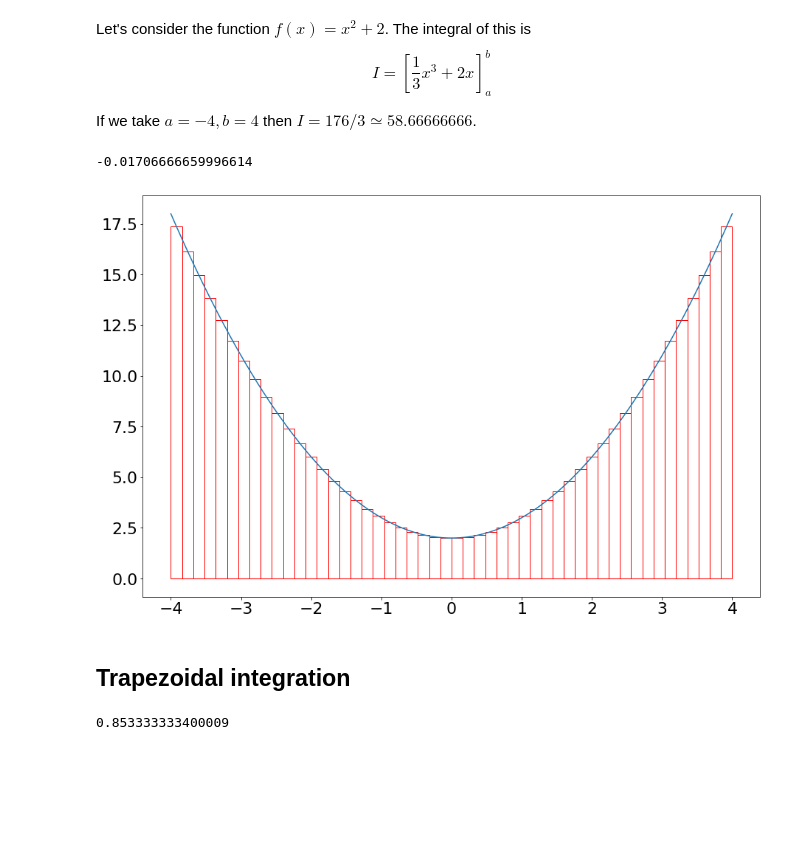
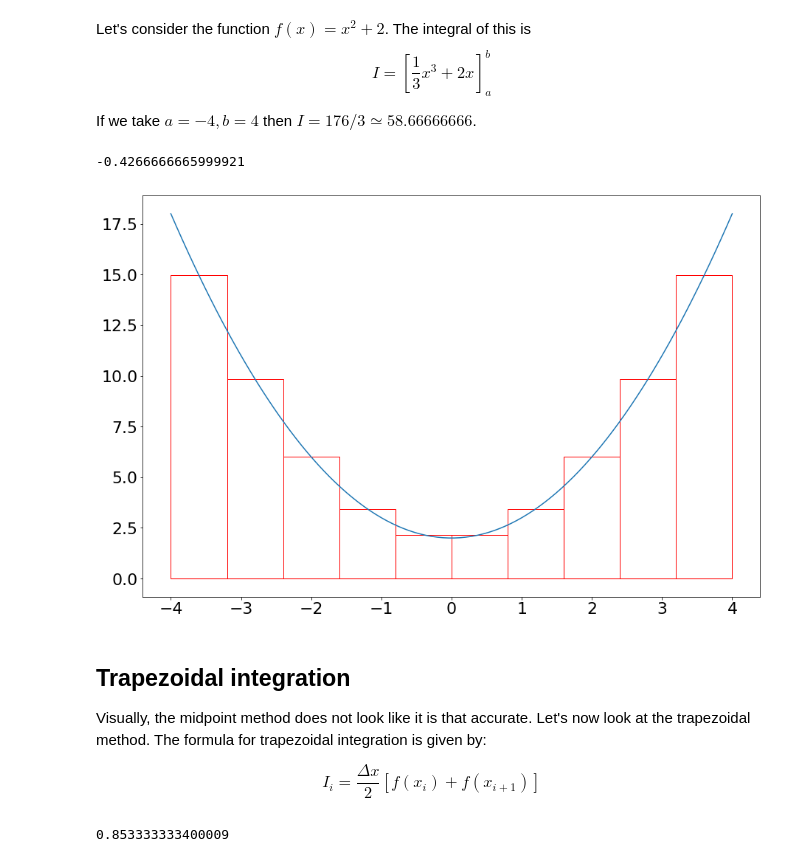
Before and after one commit to nielsw2/ACM20030-Examples, a Jupyter notebook: NumericalIntegration/MidpointAndTrapezoidalIntegration.ipynb, the cells around one changed output. Drawn from its saved outputs; the diff is of its cells as text; code cells hidden in the pictures; blank space fills up the shorter version.

```diff
--- a/NumericalIntegration/MidpointAndTrapezoidalIntegration.ipynb
+++ b/NumericalIntegration/MidpointAndTrapezoidalIntegration.ipynb
@@ -39,13 +49,17 @@ If we take $a=-4,b=4$ then $I = 176/3 \simeq 58.66666666$.
 def f(x):
     return x**2 + 2
 # %%
-num = MidpointIntegrate(f, -4, 4, 50, True)
+num = MidpointIntegrate(f, -4, 4, 10, True)
 print(num - 58.6666666666)
 # %% [output]
--0.01706666659996614
+-0.4266666665999921
-[figure, old version]
+[figure, new version]
-# %% [markdown]
-## Trapezoidal integration
+# %% [markdown]
+## Trapezoidal integration
+
+Visually, the midpoint method does not look like it is that accurate. Let's now look at the trapezoidal method. The formula for trapezoidal integration is given by:
+
+$$ I_i = \frac{\Delta x}{2} \left[ f(x_i) + f(x_{i+1}) \right] $$
 # %%
 def TrapezoidalIntegrate(f, a, b, n, plotMethod=False):
     dx = (b-a)/n
```
Also changed, not shown: parts of 5 cells of this notebook, 1 other file.
